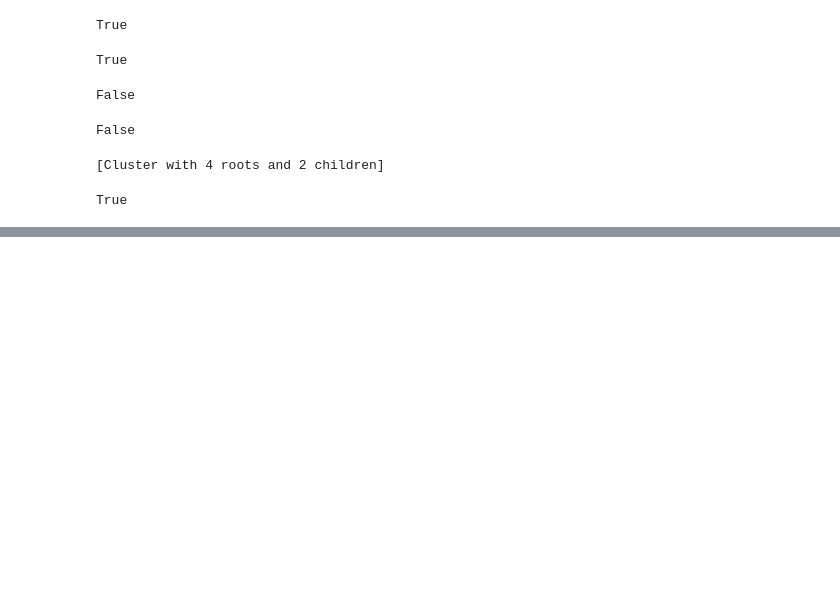
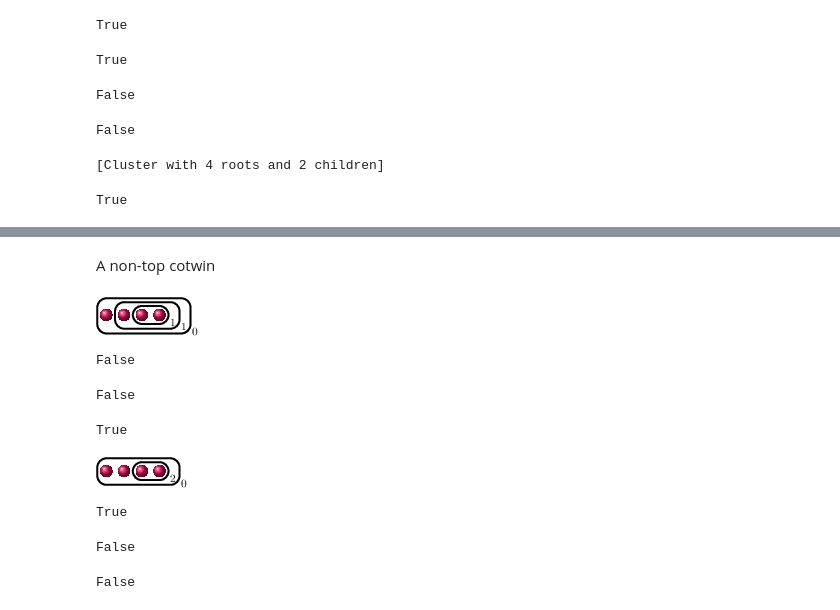
Before and after one commit to alexjbest/cluster-pictures, a Jupyter notebook: demo.ipynb, the cells around one changed output, grey strips where cells are left out. Drawn from its saved outputs; the diff is of its cells as text; code cells hidden in the pictures; blank space fills up the shorter version.

```diff
--- a/demo.ipynb
+++ b/demo.ipynb
@@ -235,0 +430,36 @@ True
+# %% [markdown]
+A non-top cotwin
+# %%
+C = Cluster.from_roots([K(1), K(5), K(10), K(35)])
+view(C)
+# %% [output]
+[figure, added]
+# %%
+C.is_cotwin()
+# %% [output]
+False
+# %%
+C.children()[0].is_cotwin()
+# %% [output]
+False
+# %%
+C.children()[1].is_cotwin()
+# %% [output]
+True
+# %%
+C = Cluster.from_roots([K(1), K(2), K(10), K(35)])
+view(C)
+# %% [output]
+[figure, added]
+# %%
+C.is_cotwin()
+# %% [output]
+True
+# %%
+C.children()[0].is_cotwin()
+# %% [output]
+False
+# %%
+C.children()[1].is_cotwin()
+# %% [output]
+False
```
Also changed, not shown: parts of 22 cells of this notebook.
